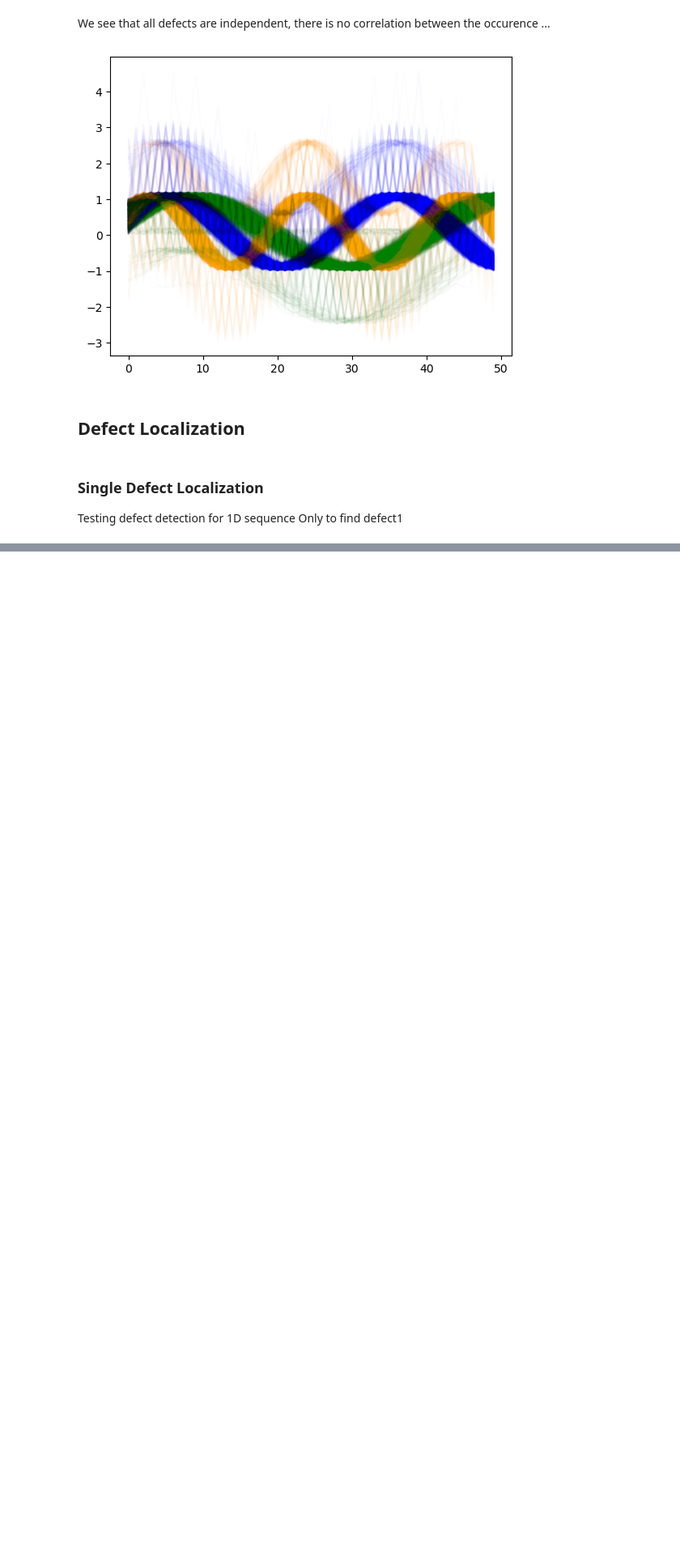
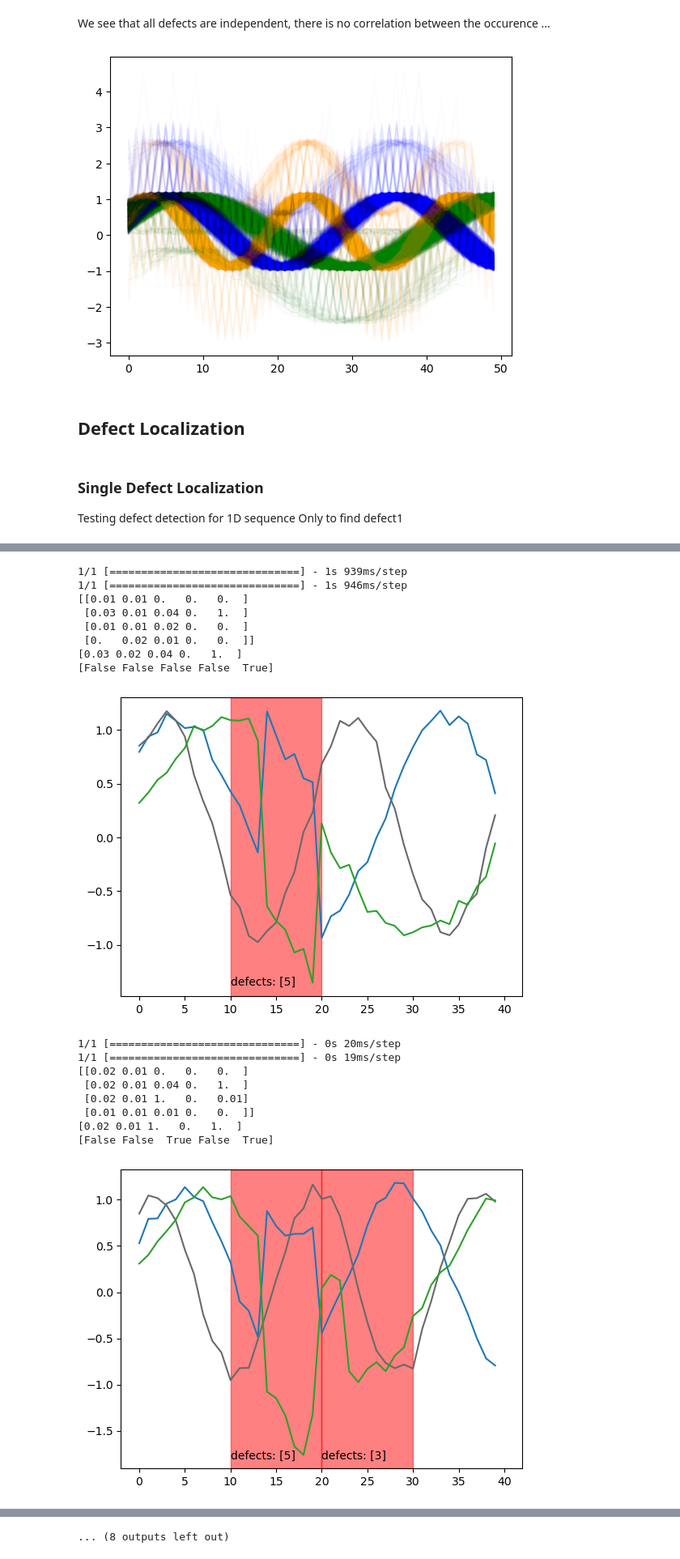
Before and after one commit to lukik45/candle-defect-detection, a Jupyter notebook: report.ipynb, the cells around one changed output, grey strips where cells are left out. Shown at 81% size. Cells and saved outputs as stored; diff of their text form; code cells hidden in the pictures; blank space fills up the shorter version.

```diff
--- a/report.ipynb
+++ b/report.ipynb
@@ -620,0 +694,11 @@ for i in np.random.randint(0, len(X_test), 10):
+# %%
+from tensorflow.keras.layers import GlobalMaxPool2D
+
+INTERVAL_LENGTH = 10
+
+model = Sequential()
+model.add(Reshape((4, INTERVAL_LENGTH, 3), input_shape=(40,3)))
+model.add(TimeDistributed(inner_model)) # use timeDistributed to apply the same inner_model to each timestamp(slice)
+model.add(GlobalMaxPool1D()) # FIXME:  # to take the maximum out of each TIme
+model.compile(loss='binary_crossentropy', metrics='acc')
+model.summary()
@@ -620,0 +723,4 @@ for i in np.random.randint(0, len(X_test), 10):
+# %%
+early = EarlyStopping(patience=7)
+
+model.fit(X_train, y_train, batch_size = 128, epochs=100, validation_data=(X_val, y_val), callbacks=[early])
@@ -620,0 +730,9 @@ for i in np.random.randint(0, len(X_test), 10):
+# %%
+if SAVE:
+    model.save('./models/localizaiton-model-1')
+
+if LOAD:
+    model = load_model('./models/localizaiton-model-1')
+# %%
+model_slice = Model(inputs=model.layers[0].input, outputs=model.layers[-2].output)
+model_slice.summary()
@@ -620,0 +757,39 @@ for i in np.random.randint(0, len(X_test), 10):
+# %%
+for i in np.random.randint(0, len(X_test), 10):
+    intervals = model_slice.predict(X_test[i:i+1])[0]
+    prediction = model.predict(X_test[i:i+1])[0]
+    print(intervals.round(2))
+    print(prediction.round(2))
+    print(y_test[i])
+    plt.plot(X_test[i,...,0], color='tab:blue')
+    plt.plot(X_test[i,...,1], color='dimgrey')
+    plt.plot(X_test[i,...,2], color='tab:green')
+
+    for j, interval in enumerate(intervals):
+        max_prob_id = np.argmax(interval)
+        max_prob = interval[max_prob_id]
+        defects = np.where(interval> 0.5)
+        defects = defects + np.array([1])
+        plt.axvspan(j*INTERVAL_LENGTH, j*INTERVAL_LENGTH+INTERVAL_LENGTH, alpha=max_prob**2*0.5, color='r')
+        plt.annotate(text=f'defects: {defects[0]}' if max_prob>0.5 else '', xy=(j*INTERVAL_LENGTH, plt.ylim()[0]+ 0.10))
+
+    plt.show()
+# %% [output]
+1/1 [==============================] - 1s 939ms/step
+1/1 [==============================] - 1s 946ms/step
+[[0.01 0.01 0.   0.   0.  ]
+ [0.03 0.01 0.04 0.   1.  ]
+ [0.01 0.01 0.02 0.   0.  ]
+ [0.   0.02 0.01 0.   0.  ]]
+[0.03 0.02 0.04 0.   1.  ]
+[False False False False  True]
+[figure, added]
+1/1 [==============================] - 0s 20ms/step
+1/1 [==============================] - 0s 19ms/step
+[[0.02 0.01 0.   0.   0.  ]
+ [0.02 0.01 0.04 0.   1.  ]
+ [0.02 0.01 1.   0.   0.01]
+ [0.01 0.01 0.01 0.   0.  ]]
+[0.02 0.01 1.   0.   1.  ]
+[False False  True False  True]
+[figure, added]
@@ -620,0 +832 @@ for i in np.random.randint(0, len(X_test), 10):
+... (8 outputs left out)
```
Also changed, not shown: parts of 37 cells of this notebook, 19 other files.
